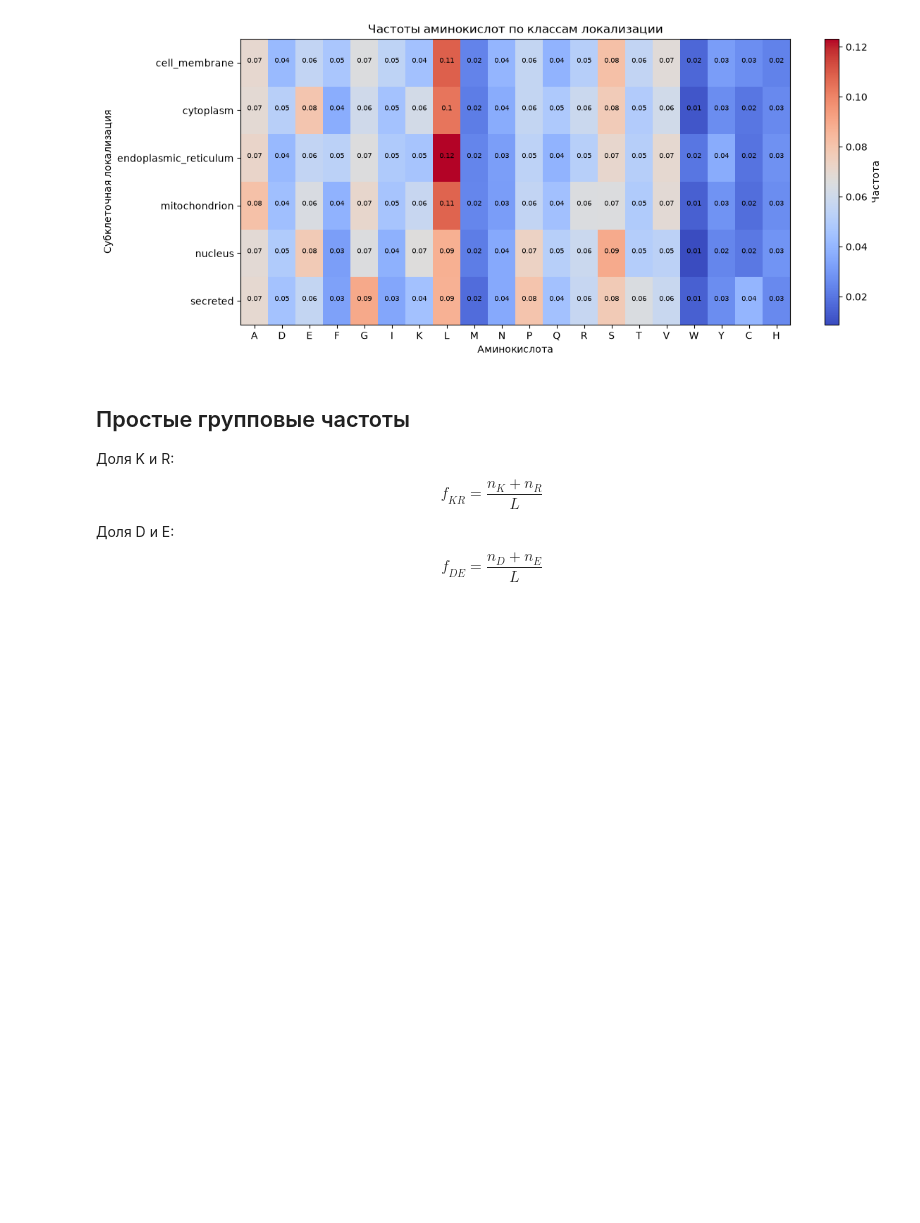
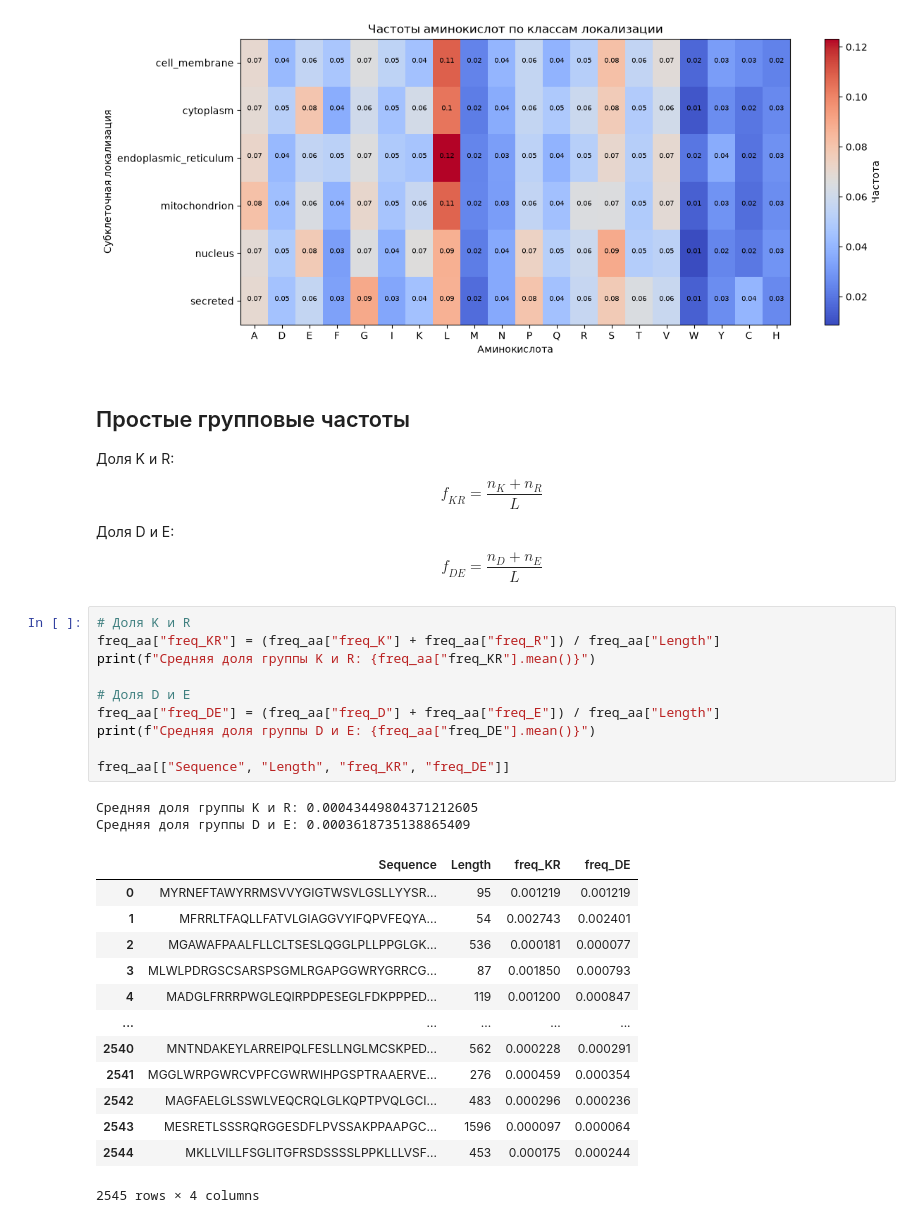
Before and after one commit to EnemyOfDeath7/protein-localization-project, a Jupyter notebook: notebooks/03_eda.ipynb, the cells around one changed output. Cells and saved outputs as stored; diff of their text form; blank space fills up the shorter version.

```diff
--- a/notebooks/03_eda.ipynb
+++ b/notebooks/03_eda.ipynb
@@ -310,3 +310,29 @@ $$ 𝑓_{𝐾𝑅} = \frac{𝑛_{𝐾} + 𝑛_{𝑅}}{𝐿} $$
 
 Доля D и E:
 $$ 𝑓_{DE} = \frac{𝑛_{D} + 𝑛_{E}}{𝐿} $$
+# %%
+# Доля K и R
+freq_aa["freq_KR"] = (freq_aa["freq_K"] + freq_aa["freq_R"]) / freq_aa["Length"]
+print(f"Средняя доля группы K и R: {freq_aa["freq_KR"].mean()}")
+
+# Доля D и E
+freq_aa["freq_DE"] = (freq_aa["freq_D"] + freq_aa["freq_E"]) / freq_aa["Length"]
+print(f"Средняя доля группы D и E: {freq_aa["freq_DE"].mean()}")
+
+freq_aa[["Sequence", "Length", "freq_KR", "freq_DE"]]
+# %% [output]
+Средняя доля группы K и R: 0.00043449804371212605
+Средняя доля группы D и E: 0.0003618735138865409
+|  | Sequence | Length | freq_KR | freq_DE |
+| 0 | MYRNEFTAWYRRMSVVYGIGTWSVLGSLLYYSR... | 95 | 0.001219 | 0.001219 |
+| 1 | MFRRLTFAQLLFATVLGIAGGVYIFQPVFEQYA... | 54 | 0.002743 | 0.002401 |
+| 2 | MGAWAFPAALFLLCLTSESLQGGLPLLPPGLGK... | 536 | 0.000181 | 0.000077 |
+| 3 | MLWLPDRGSCSARSPSGMLRGAPGGWRYGRRCG... | 87 | 0.001850 | 0.000793 |
+| 4 | MADGLFRRRPWGLEQIRPDPESEGLFDKPPPED... | 119 | 0.001200 | 0.000847 |
+| ... | ... | ... | ... | ... |
+| 2540 | MNTNDAKEYLARREIPQLFESLLNGLMCSKPED... | 562 | 0.000228 | 0.000291 |
+| 2541 | MGGLWRPGWRCVPFCGWRWIHPGSPTRAAERVE... | 276 | 0.000459 | 0.000354 |
+| 2542 | MAGFAELGLSSWLVEQCRQLGLKQPTPVQLGCI... | 483 | 0.000296 | 0.000236 |
+| 2543 | MESRETLSSSRQRGGESDFLPVSSAKPPAAPGC... | 1596 | 0.000097 | 0.000064 |
+| 2544 | MKLLVILLFSGLITGFRSDSSSSLPPKLLLVSF... | 453 | 0.000175 | 0.000244 |
+2545 rows × 4 columns
```
Also changed, not shown: parts of 6 cells of this notebook, 1 other file.
